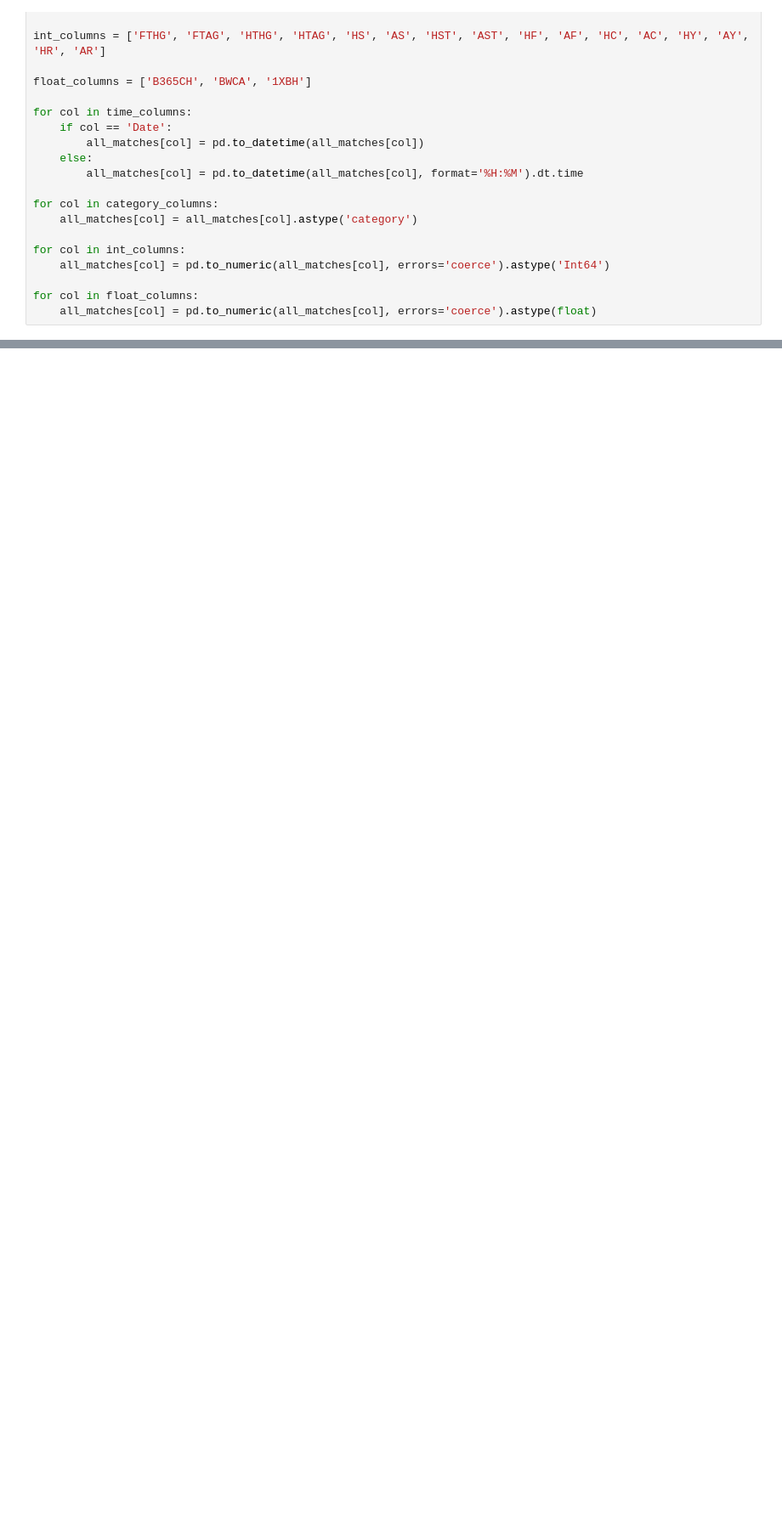
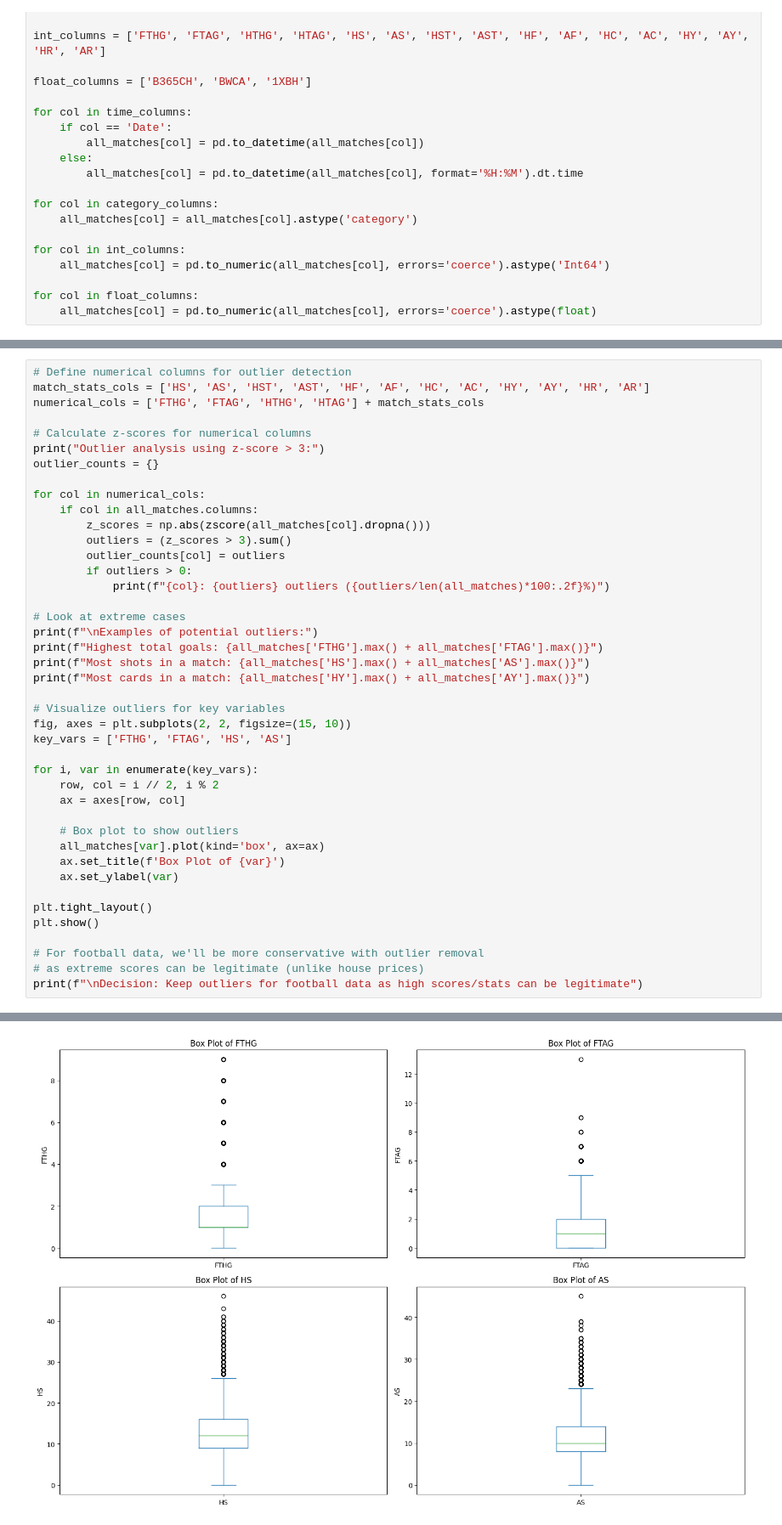
Before and after one commit to OndrejZ24/soccer-leagues-predictions, a Jupyter notebook: preprocessing.ipynb, the cells around one changed output, grey strips where cells are left out. Shown at 85% size. Saved outputs shown, nothing was run; the diff lists cells and outputs as text; blank space fills up the shorter version.

```diff
--- a/preprocessing.ipynb
+++ b/preprocessing.ipynb
@@ -188,0 +681,43 @@ all_matches_basic = all_matches[basic_columns]
+# %%
+# Define numerical columns for outlier detection
+match_stats_cols = ['HS', 'AS', 'HST', 'AST', 'HF', 'AF', 'HC', 'AC', 'HY', 'AY', 'HR', 'AR']
+numerical_cols = ['FTHG', 'FTAG', 'HTHG', 'HTAG'] + match_stats_cols
+
+# Calculate z-scores for numerical columns
+print("Outlier analysis using z-score > 3:")
+outlier_counts = {}
+
+for col in numerical_cols:
+    if col in all_matches.columns:
+        z_scores = np.abs(zscore(all_matches[col].dropna()))
+        outliers = (z_scores > 3).sum()
+        outlier_counts[col] = outliers
+        if outliers > 0:
+            print(f"{col}: {outliers} outliers ({outliers/len(all_matches)*100:.2f}%)")
+
+# Look at extreme cases
+print(f"\nExamples of potential outliers:")
+print(f"Highest total goals: {all_matches['FTHG'].max() + all_matches['FTAG'].max()}")
+print(f"Most shots in a match: {all_matches['HS'].max() + all_matches['AS'].max()}")
+print(f"Most cards in a match: {all_matches['HY'].max() + all_matches['AY'].max()}")
+
+# Visualize outliers for key variables
+fig, axes = plt.subplots(2, 2, figsize=(15, 10))
+key_vars = ['FTHG', 'FTAG', 'HS', 'AS']
+
+for i, var in enumerate(key_vars):
+    row, col = i // 2, i % 2
+    ax = axes[row, col]
+
+    # Box plot to show outliers
+    all_matches[var].plot(kind='box', ax=ax)
+    ax.set_title(f'Box Plot of {var}')
+    ax.set_ylabel(var)
+
+plt.tight_layout()
+plt.show()
+
+# For football data, we'll be more conservative with outlier removal
+# as extreme scores can be legitimate (unlike house prices)
+print(f"\nDecision: Keep outliers for football data as high scores/stats can be legitimate")
+# %% [output]
@@ -188,0 +741 @@ all_matches_basic = all_matches[basic_columns]
+[figure, added]
```
Also changed, not shown: parts of 49 cells of this notebook.
